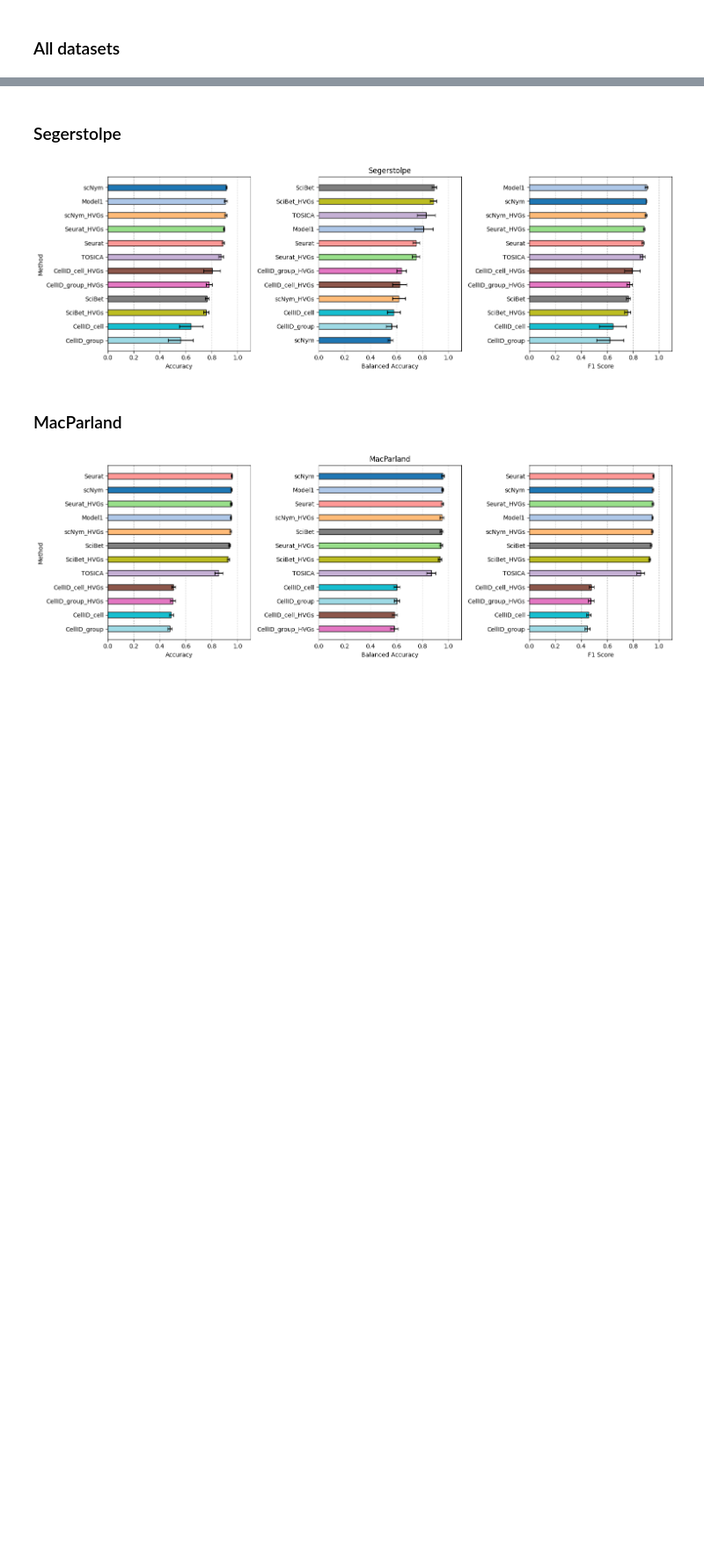
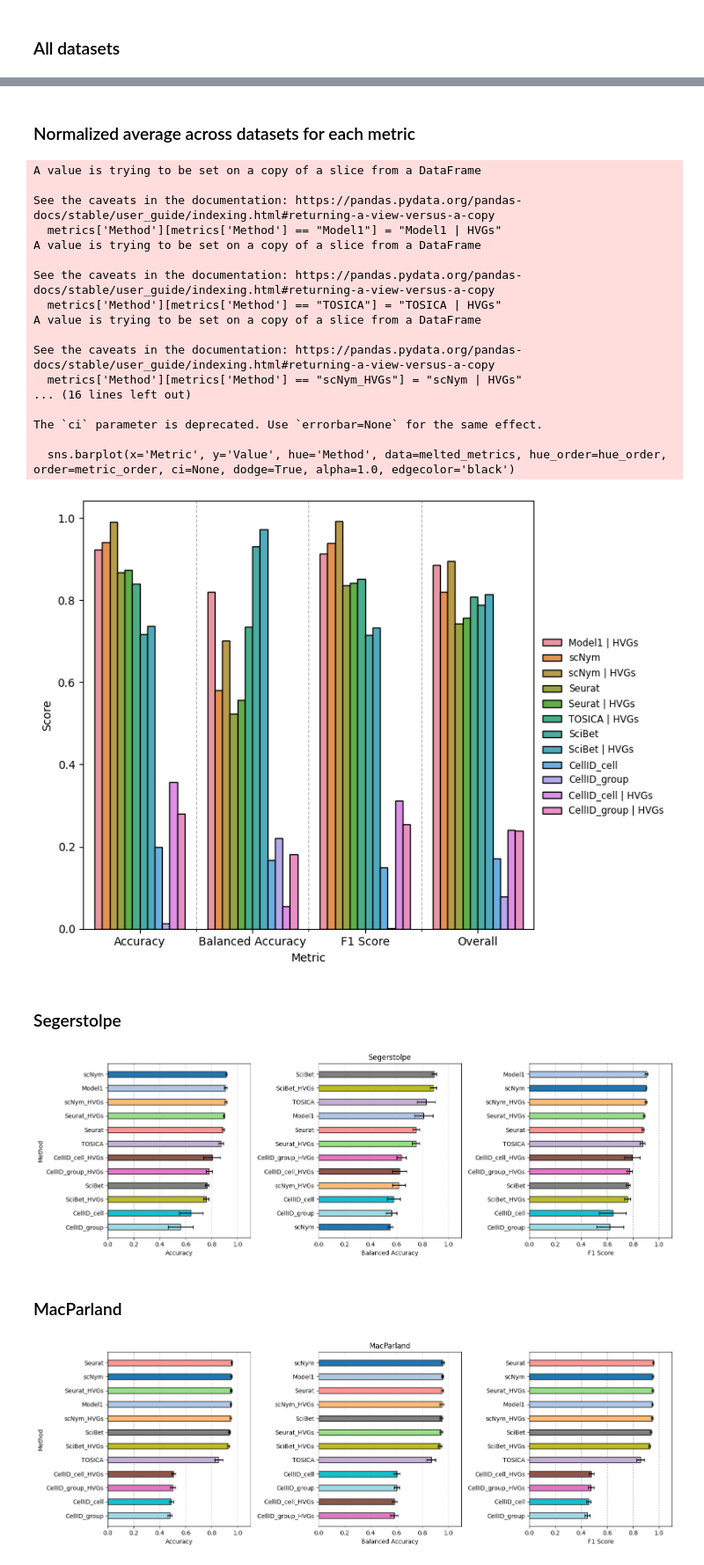
Before and after one commit to LeoAnd00/Masters_Thesis, a Jupyter notebook: code/cell_type_annotation/visualize_metrics.ipynb, the cells around one changed output, grey strips where cells are left out. Shown at 88% size. Drawn from its saved outputs; the diff is of its cells as text; code cells hidden in the pictures; blank space fills up the shorter version.

Commit message:
Updates to visualization
Updates to visualization

```diff
--- a/code/cell_type_annotation/visualize_metrics.ipynb
+++ b/code/cell_type_annotation/visualize_metrics.ipynb
@@ -24,3 +33,26 @@ See the caveats in the documentation: https://pandas.pydata.org/pandas-docs/stab
+# %% [markdown]
+### Normalized average across datasets for each metric
+# %%
+VisEnv.BarPlotAverageMetricsVisualization()
+# %% [output]
+A value is trying to be set on a copy of a slice from a DataFrame
+
+See the caveats in the documentation: https://pandas.pydata.org/pandas-docs/stable/user_guide/indexing.html#returning-a-view-versus-a-copy
+  metrics['Method'][metrics['Method'] == "Model1"] = "Model1 | HVGs"
+A value is trying to be set on a copy of a slice from a DataFrame
+
+See the caveats in the documentation: https://pandas.pydata.org/pandas-docs/stable/user_guide/indexing.html#returning-a-view-versus-a-copy
+  metrics['Method'][metrics['Method'] == "TOSICA"] = "TOSICA | HVGs"
+A value is trying to be set on a copy of a slice from a DataFrame
+
+See the caveats in the documentation: https://pandas.pydata.org/pandas-docs/stable/user_guide/indexing.html#returning-a-view-versus-a-copy
+  metrics['Method'][metrics['Method'] == "scNym_HVGs"] = "scNym | HVGs"
+... (16 lines left out)
+
+The `ci` parameter is deprecated. Use `errorbar=None` for the same effect.
+
+  sns.barplot(x='Metric', y='Value', hue='Method', data=melted_metrics, hue_order=hue_order, order=metric_order, ci=None, dodge=True, alpha=1.0, edgecolor='black')
+[figure, added]
 # %% [markdown]
 ### Segerstolpe
 # %%
```
Also changed, not shown: parts of 1 cell of this notebook, 2 other files.
